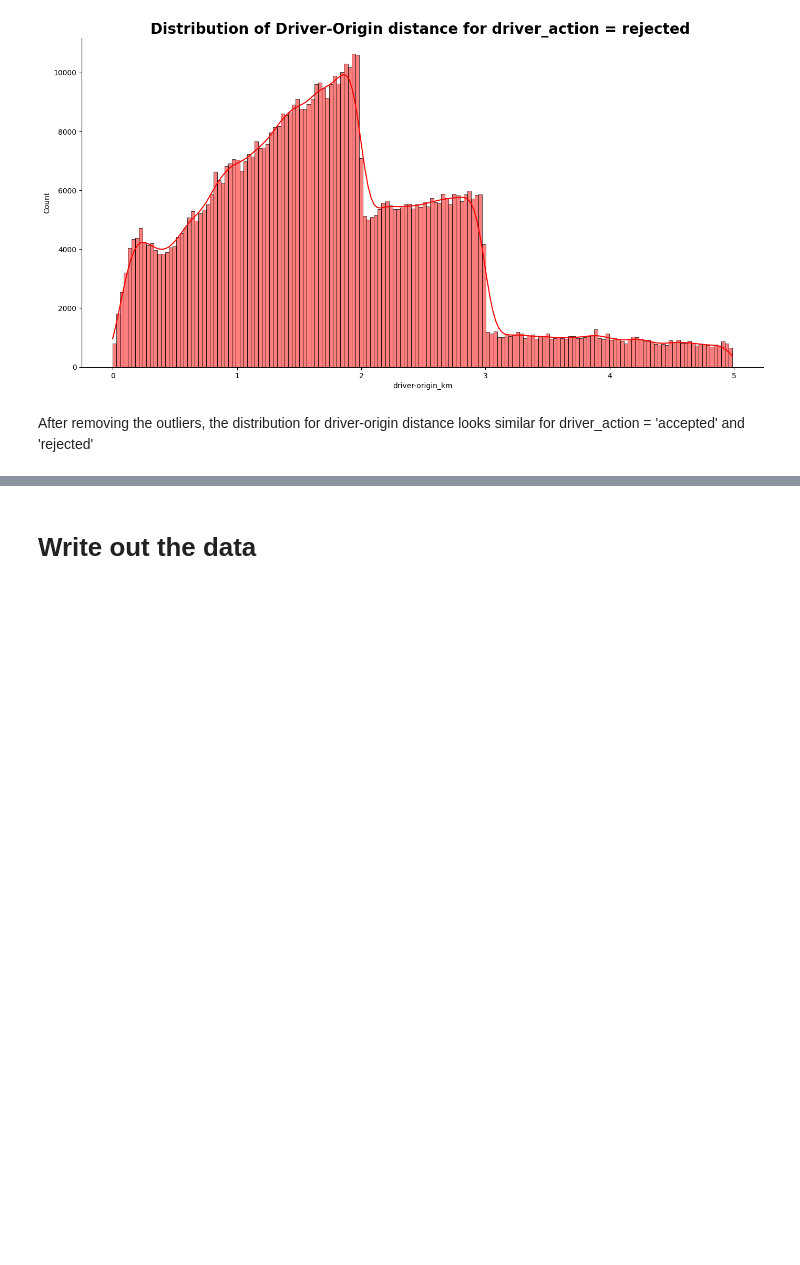
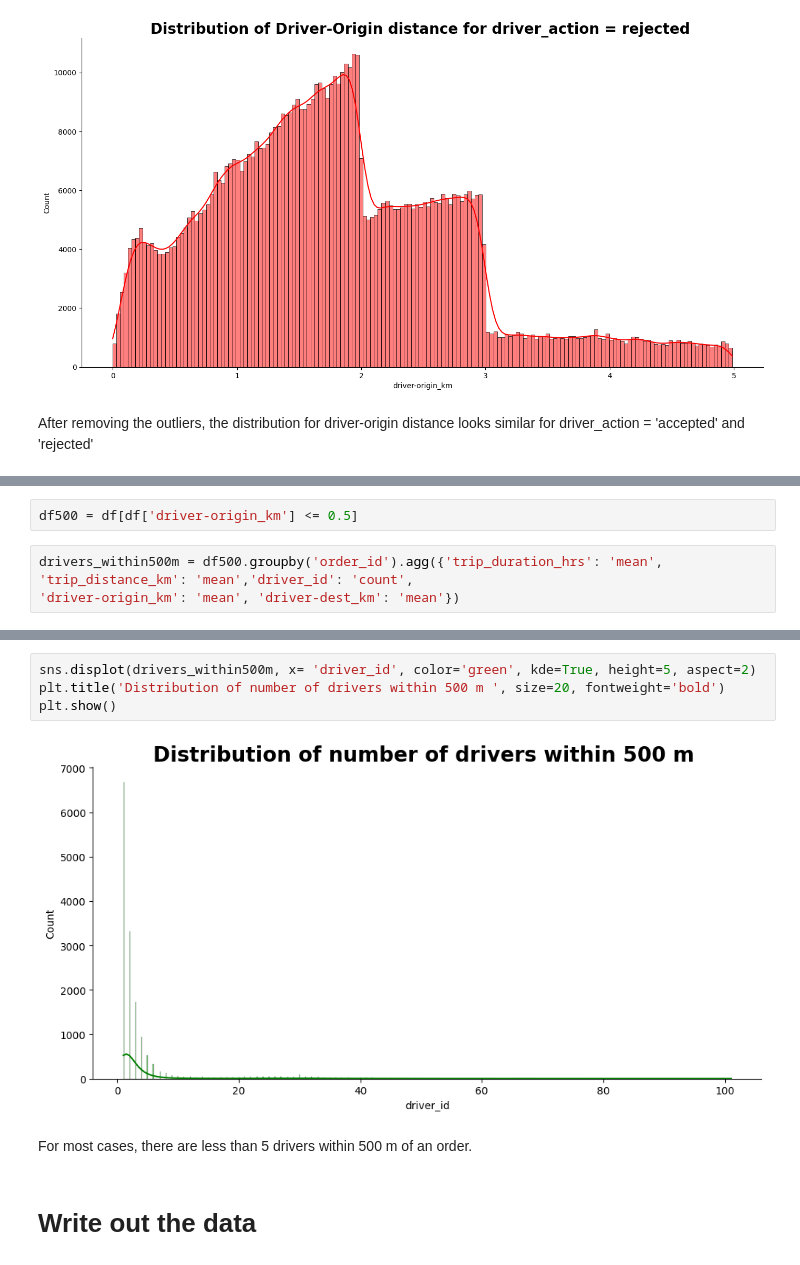
Before and after one commit to emtinanseo/Optimization-with-Causal-Inference, a Jupyter notebook: notebooks/eda_firstlook.ipynb, the cells around one changed output, grey strips where cells are left out. Drawn from its saved outputs; the diff is of its cells as text; blank space fills up the shorter version.

```diff
--- a/notebooks/eda_firstlook.ipynb
+++ b/notebooks/eda_firstlook.ipynb
@@ -577,0 +580,5 @@ After removing the outliers, the distribution for driver-origin distance looks s
+# %%
+df500 = df[df['driver-origin_km'] <= 0.5]
+# %%
+drivers_within500m = df500.groupby('order_id').agg({'trip_duration_hrs': 'mean', 'trip_distance_km': 'mean','driver_id': 'count',
+'driver-origin_km': 'mean', 'driver-dest_km': 'mean'})
@@ -578,3 +597,11 @@ After removing the outliers, the distribution for driver-origin distance looks s
+# %%
+sns.displot(drivers_within500m, x= 'driver_id', color='green', kde=True, height=5, aspect=2)
+plt.title('Distribution of number of drivers within 500 m ', size=20, fontweight='bold')
+plt.show()
+# %% [output]
+[figure, added]
+# %% [markdown]
+For most cases, there are less than 5 drivers within 500 m of an order.
 # %% [markdown]
 # Write out the data
 # %%
```
Also changed, not shown: parts of 2 cells of this notebook.
